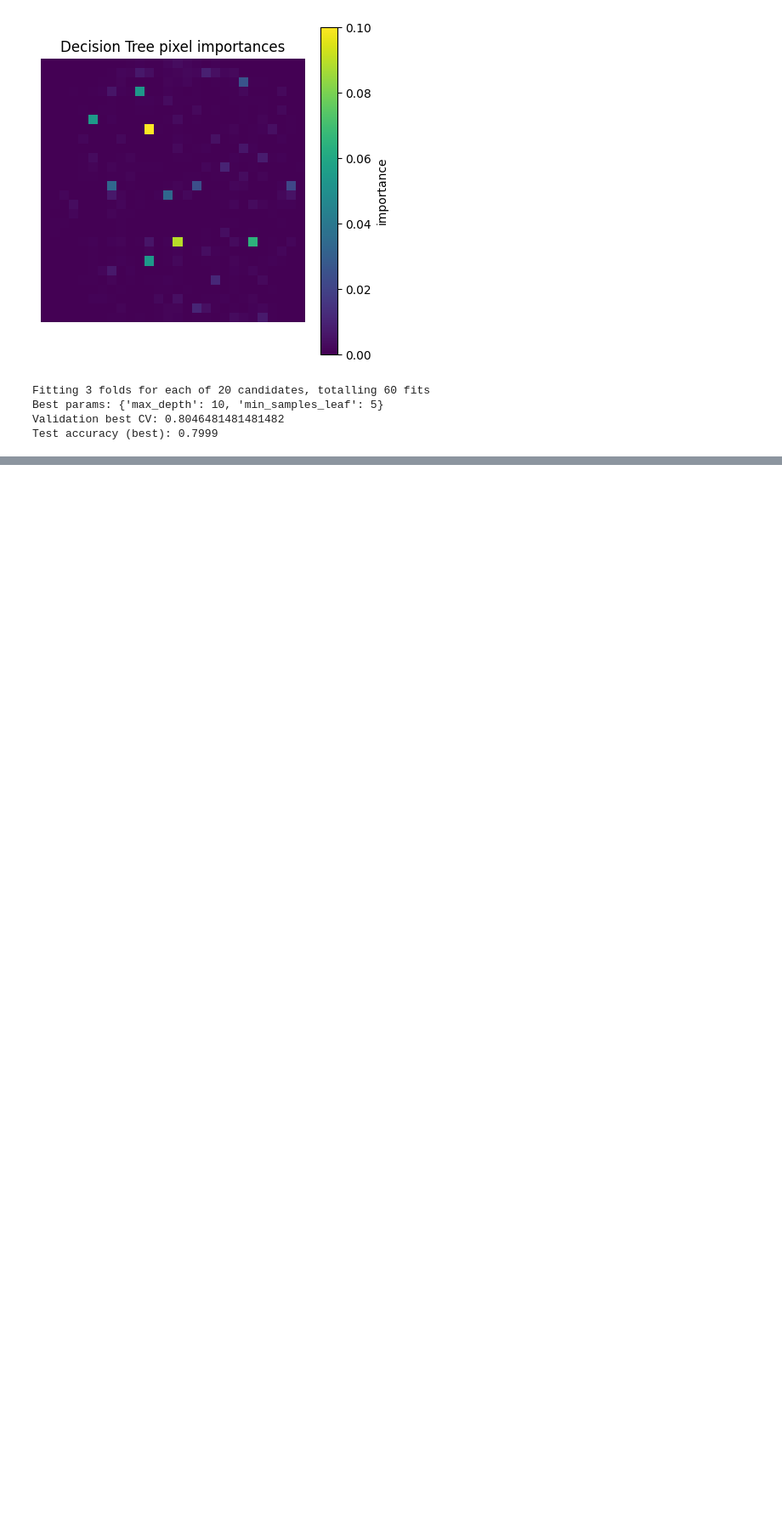
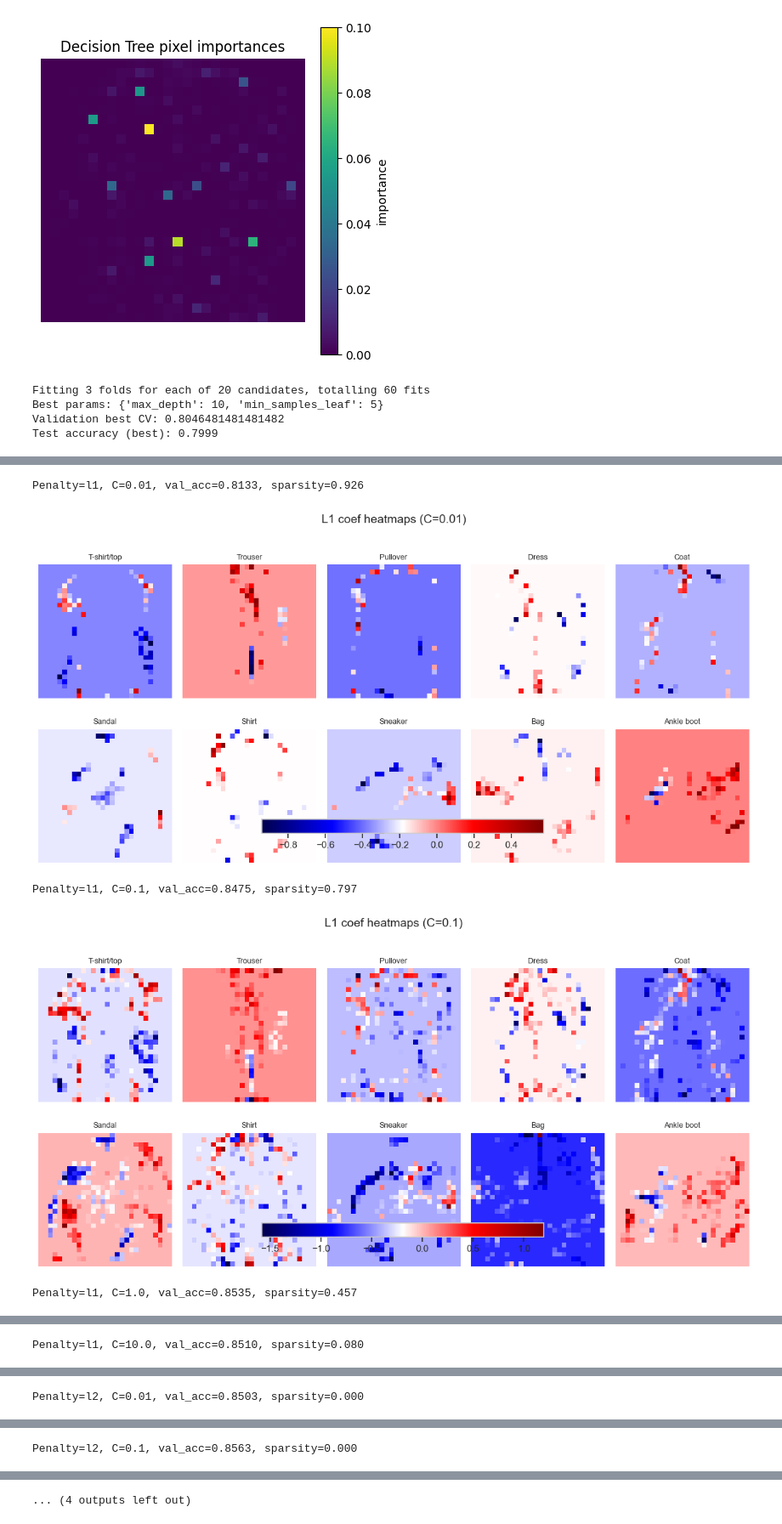
Before and after one commit to perctapera/MSIT3103-GenAI-assignments, a Jupyter notebook: Assignment_1.ipynb, the cells around one changed output, grey strips where cells are left out. Shown at 85% size. Cells and saved outputs as stored; diff of their text form; code cells hidden in the pictures; blank space fills up the shorter version.

```diff
--- a/Assignment_1.ipynb
+++ b/Assignment_1.ipynb
@@ -190,0 +431,29 @@ RandomForest trained in 24.94s - Test acc: 0.8746
+# %%
+# Heatmaps of coefficients for selected Cs
+def plot_coef_heatmaps(coef, title_prefix=""):
+    # coef shape: (10, 784)
+    coefs_img = coef.reshape(10, 28, 28)
+    fig, axes = plt.subplots(2, 5, figsize=(12,6))
+    for i, ax in enumerate(axes.flat):
+        im = ax.imshow(coefs_img[i], cmap='seismic', interpolation='nearest')
+        ax.set_title(class_names[i], fontsize=9)
+        ax.axis('off')
+    fig.suptitle(title_prefix, fontsize=14)
+    fig.colorbar(im, ax=axes, orientation='horizontal', fraction=0.05, pad=0.05)
+    plt.tight_layout()
+    plt.show()
+
+# Choose representative Cs (strong reg, medium, weak)
+chosen_Cs = [0.01, 0.1, 1.0, 10.0]
+for penalty in ['l1', 'l2']:
+    for C in chosen_Cs:
+        # find the result
+        res = next(r[1] for r in results[penalty] if np.isclose(r[0], C))
+        print(f"Penalty={penalty}, C={C}, val_acc={res['val_acc']:.4f}, sparsity={res['sparsity']:.3f}")
+        plot_coef_heatmaps(res['coef'], title_prefix=f"{penalty.upper()} coef heatmaps (C={C})")
+# %% [output]
+Penalty=l1, C=0.01, val_acc=0.8133, sparsity=0.926
+[figure, added]
+Penalty=l1, C=0.1, val_acc=0.8475, sparsity=0.797
+[figure, added]
+Penalty=l1, C=1.0, val_acc=0.8535, sparsity=0.457
@@ -190,0 +461 @@ RandomForest trained in 24.94s - Test acc: 0.8746
+Penalty=l1, C=10.0, val_acc=0.8510, sparsity=0.080
@@ -190,0 +463 @@ RandomForest trained in 24.94s - Test acc: 0.8746
+Penalty=l2, C=0.01, val_acc=0.8503, sparsity=0.000
@@ -190,0 +465 @@ RandomForest trained in 24.94s - Test acc: 0.8746
+Penalty=l2, C=0.1, val_acc=0.8563, sparsity=0.000
@@ -190,0 +467 @@ RandomForest trained in 24.94s - Test acc: 0.8746
+... (4 outputs left out)
```
Also changed, not shown: parts of 18 cells of this notebook, 54 other files.
